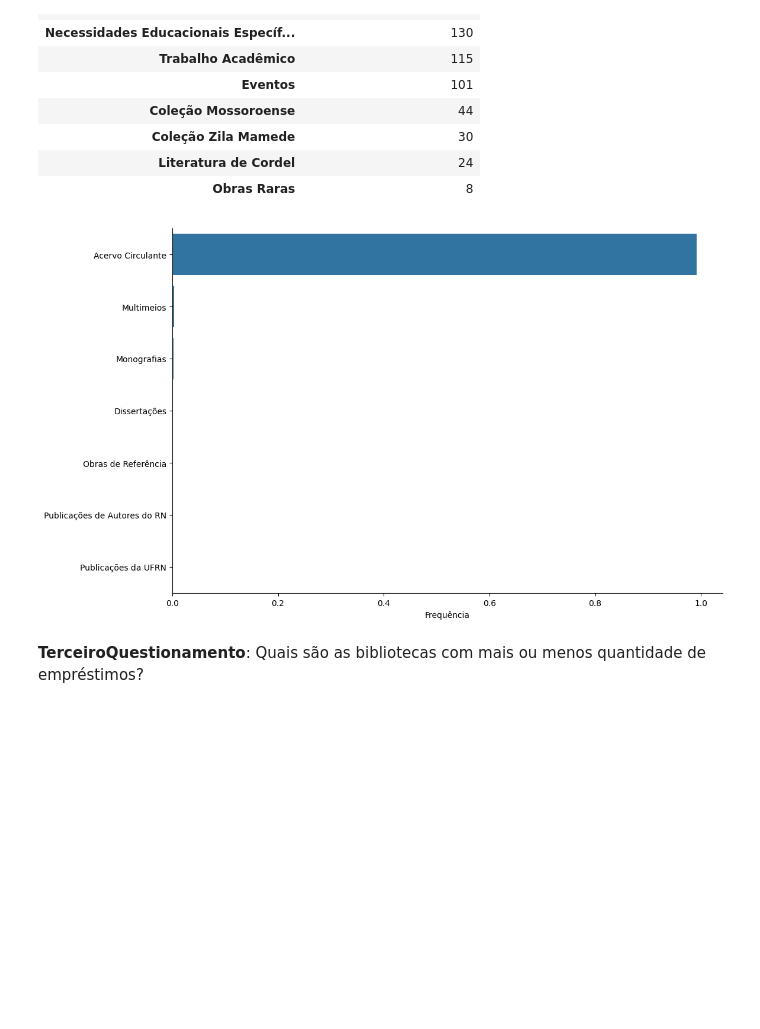
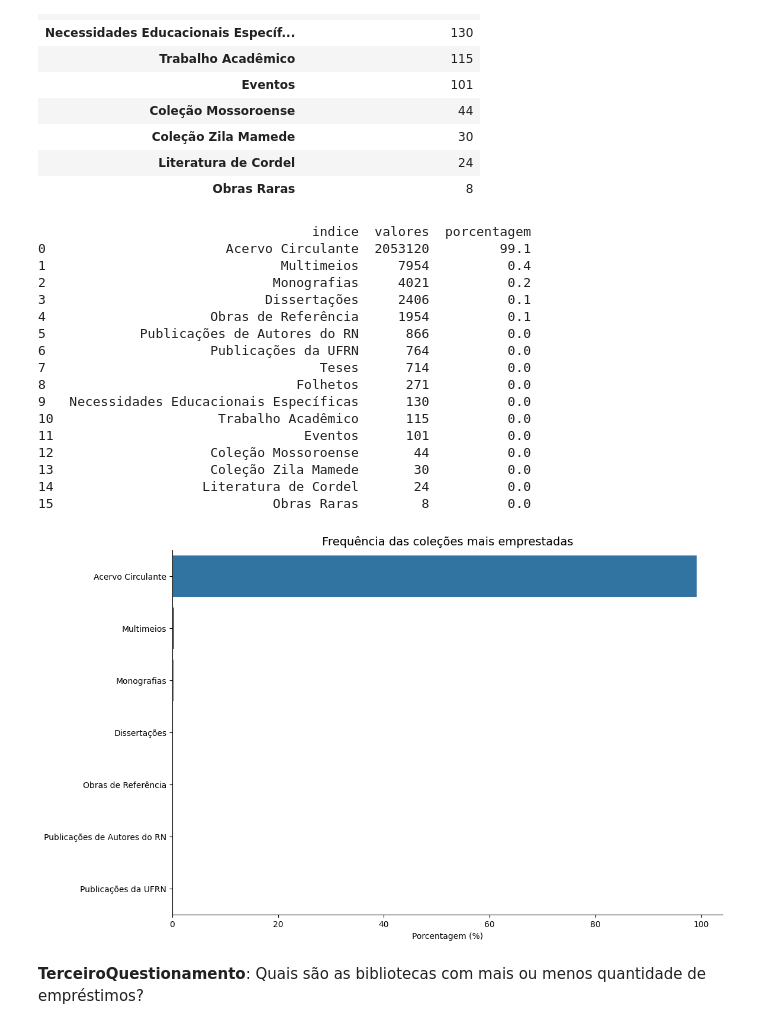
Before and after one commit to LuizHB23/7DaysOfCode-Pandas, a Jupyter notebook: main.ipynb, the cells around one changed output. Saved outputs shown, nothing was run; the diff lists cells and outputs as text; code cells hidden in the pictures; blank space fills up the shorter version.

```diff
--- a/main.ipynb
+++ b/main.ipynb
@@ -583,17 +583,21 @@ print(emprestimos['CDU'].unique())
 # %% [markdown]
 Para isso utilizaremos de uma função que gerará uma tabela que utilizaremos durante nossos questionamentos
 # %%
-def tabela_freq_perc(dados=pd.Series, titulo='', ylabel=''):
+def tabela_freq_perc(dados=pd.Series, titulo=''):
     dados.reset_index(inplace=True)
     dados.columns = ['indice','valores']
-    dados['valores'] = dados['valores']/dados['valores'].sum()
+    dados['porcentagem'] = round(dados['valores']*100/dados['valores'].sum(), 1)
+    print(dados)
+
+    linhas_retirar = dados.index
+    dados.drop(labels=linhas_retirar[7:], axis=0, inplace=True)
 
     fig, ax = plt.subplots(figsize=(12, 8))
-    sns.barplot(data=dados, y='indice', x='valores')
+    sns.barplot(data=dados, y='indice', x='porcentagem')
 
     ax.set_title(titulo, fontsize=14)
-    ax.set_ylabel(ylabel)
-    ax.set_xlabel('Frequência')
+    ax.set_ylabel('')
+    ax.set_xlabel('Porcentagem (%)')
     sns.despine()
 
     return ax
@@ -723,14 +724,27 @@ colecoes_emprestadas
 | Literatura de Cordel | 24 |
 | Obras Raras | 8 |
 # %%
-linhas_retirar = colecoes_emprestadas.index
-
-colecoes_emprestadas.drop(labels=linhas_retirar[7:], axis=0, inplace=True)
-
-ax = tabela_freq_perc(colecoes_emprestadas)
+ax = tabela_freq_perc(colecoes_emprestadas, 'Frequência das coleções mais emprestadas')
 plt.show()
 # %% [output]
+                                   indice  valores  porcentagem
+0                       Acervo Circulante  2053120         99.1
+1                              Multimeios     7954          0.4
+2                             Monografias     4021          0.2
+3                            Dissertações     2406          0.1
+4                     Obras de Referência     1954          0.1
+5            Publicações de Autores do RN      866          0.0
+6                     Publicações da UFRN      764          0.0
+7                                   Teses      714          0.0
+8                                Folhetos      271          0.0
+9   Necessidades Educacionais Específicas      130          0.0
+10                     Trabalho Acadêmico      115          0.0
+11                                Eventos      101          0.0
+12                    Coleção Mossoroense       44          0.0
+13                    Coleção Zila Mamede       30          0.0
+14                   Literatura de Cordel       24          0.0
+15                            Obras Raras        8          0.0
-[figure, old version]
+[figure, new version]
 # %% [markdown]
 **TerceiroQuestionamento**: Quais são as bibliotecas com mais ou menos quantidade de empréstimos?
 # %%
```
Also changed, not shown: parts of 21 cells of this notebook.
